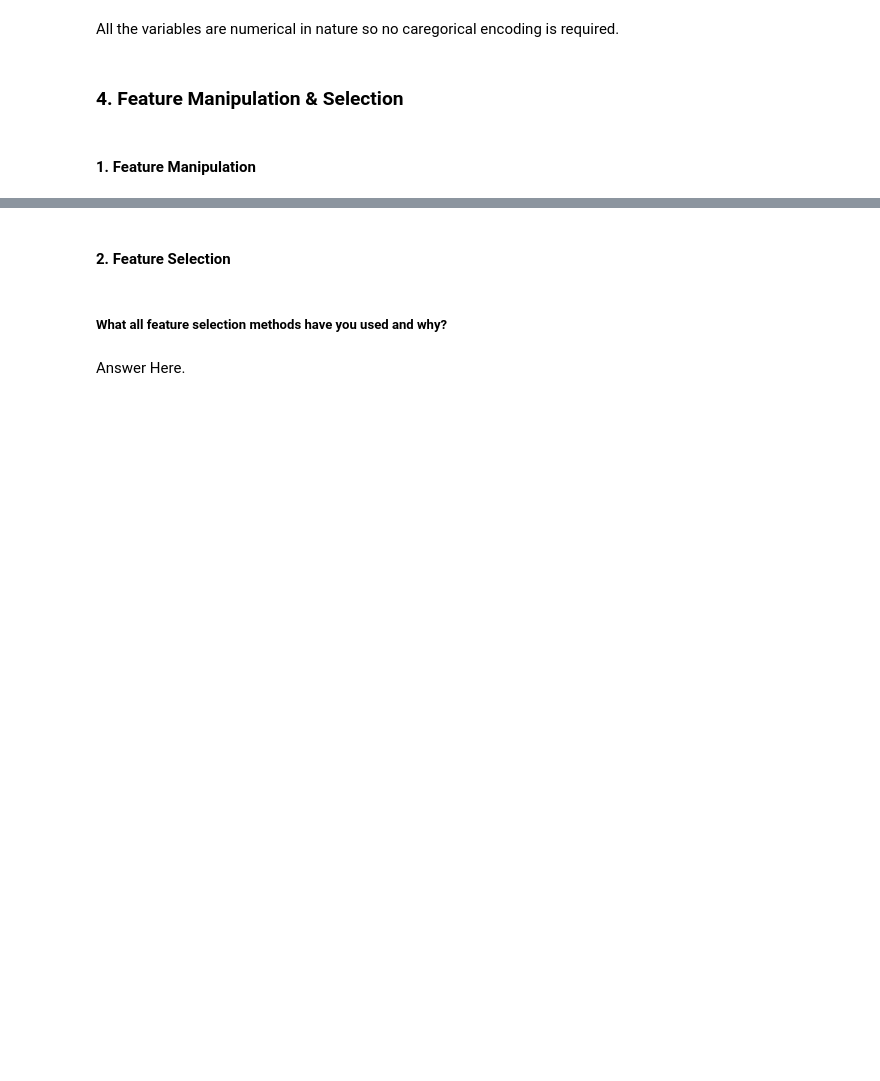
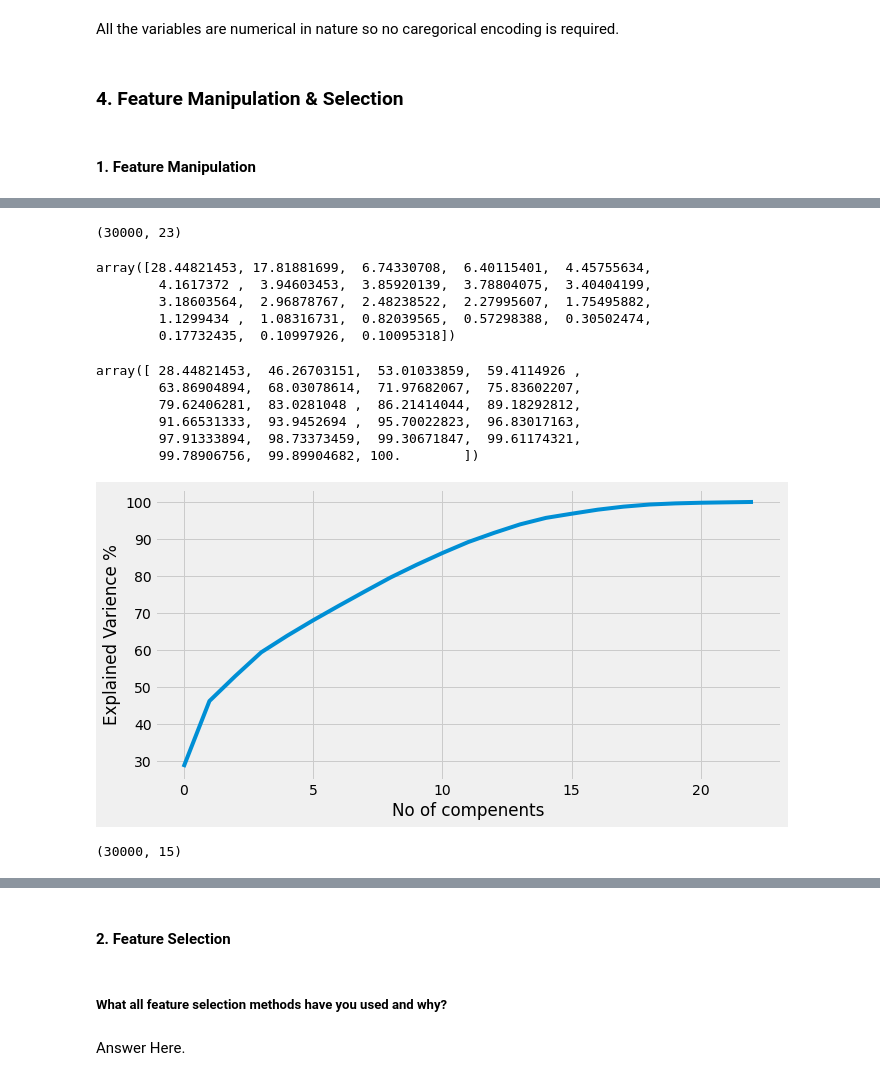
Before and after one commit to thepankaj018/Credit-Card-Default-Prediction, a Jupyter notebook: Credit_Card_Default_Prediction.ipynb, the cells around one changed output, grey strips where cells are left out. Saved outputs shown, nothing was run; the diff lists cells and outputs as text; code cells hidden in the pictures; blank space fills up the shorter version.

```diff
--- a/Credit_Card_Default_Prediction.ipynb
+++ b/Credit_Card_Default_Prediction.ipynb
@@ -1174,0 +1161,59 @@ vif_calc(df[[i for i in df.describe().columns if i not in ['isdefaulter','bill_a
+# %%
+# Splitting the independent variables X and dependent variable y
+X = df.iloc[:,:-1]
+y = df.iloc[:,-1]
+# %%
+X.shape
+# %% [output]
+(30000, 23)
+# %%
+# Importing the StandardScaler class
+from sklearn.preprocessing import StandardScaler
+
+# Creating an instance of the StandardScaler class
+scaler = StandardScaler()
+
+# Fitting the scaler to the feature data
+scaler.fit(X)
+
+# Transforming the feature data to have zero mean and unit variance
+X_scaled = scaler.transform(X)
+# %%
+from sklearn.decomposition import PCA
+
+# Initialize the PCA object with number of components as 23
+pca_23 = PCA(n_components = 23, random_state=42)
+
+# Fitting the PCA object on the scaled data
+pca_23.fit(X_scaled)
+
+# Transforming the scaled data using the PCA object
+X_pca_23 = pca_23.transform(X_scaled)
+# %%
+# Checking varience weightage for each components
+pca_23.explained_variance_ratio_ * 100
+# %% [output]
+array([28.44821453, 17.81881699,  6.74330708,  6.40115401,  4.45755634,
+        4.1617372 ,  3.94603453,  3.85920139,  3.78804075,  3.40404199,
+        3.18603564,  2.96878767,  2.48238522,  2.27995607,  1.75495882,
+        1.1299434 ,  1.08316731,  0.82039565,  0.57298388,  0.30502474,
+        0.17732435,  0.10997926,  0.10095318])
+# %%
+# Checking cummulative varience weightage of each component
+np.cumsum(pca_23.explained_variance_ratio_ * 100)
+# %% [output]
+array([ 28.44821453,  46.26703151,  53.01033859,  59.4114926 ,
+        63.86904894,  68.03078614,  71.97682067,  75.83602207,
+        79.62406281,  83.0281048 ,  86.21414044,  89.18292812,
+        91.66531333,  93.9452694 ,  95.70022823,  96.83017163,
+        97.91333894,  98.73373459,  99.30671847,  99.61174321,
+        99.78906756,  99.89904682, 100.        ])
+# %%
+# Plotting the cumulative explained variance as a function of the number of components
+plt.figure(figsize = (10,5))
+plt.plot(np.cumsum(pca_23.explained_variance_ratio_ * 100))
+plt.xlabel('No of compenents')
+plt.ylabel('Explained Varience %')
+plt.show()
+# %% [output]
+[figure, added]
@@ -1174,0 +1227,4 @@ vif_calc(df[[i for i in df.describe().columns if i not in ['isdefaulter','bill_a
+# %%
+X_pca_95.shape
+# %% [output]
+(30000, 15)
```
Also changed, not shown: parts of 7 cells of this notebook.
